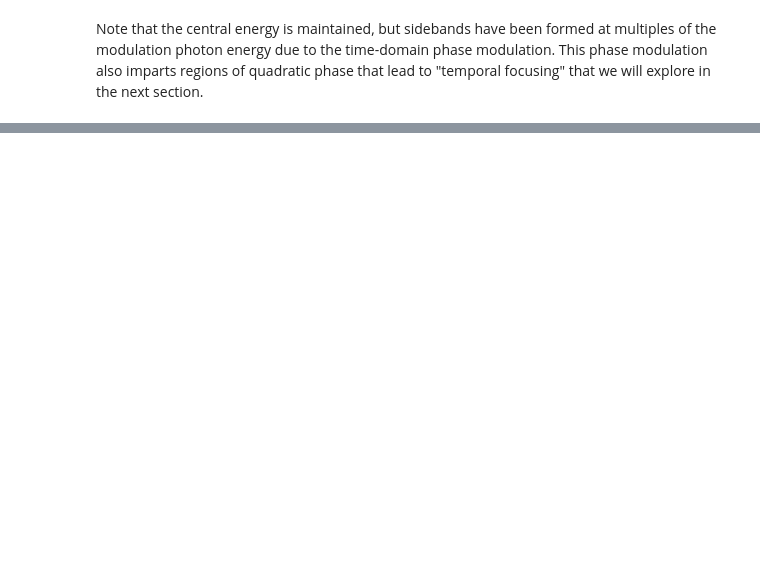
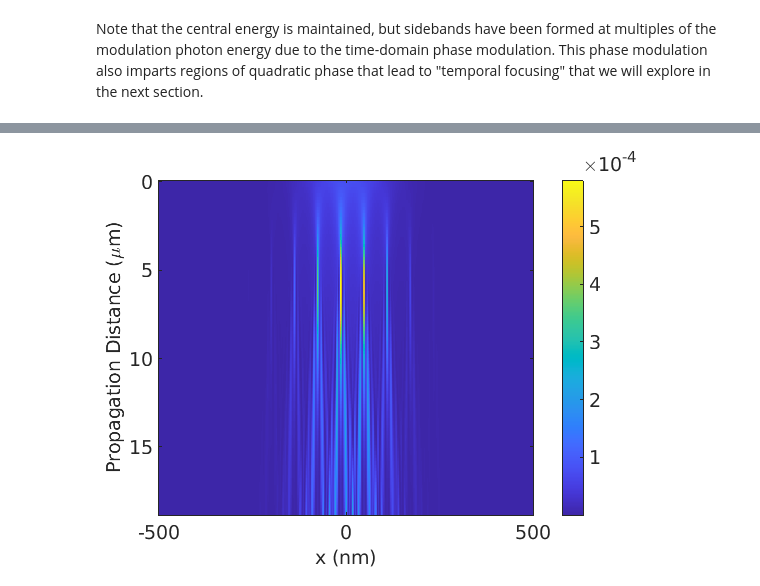
Before and after one commit to qnngroup/electron-phase-modulation, a Jupyter notebook: NOTES-AND-DEMOS/electron-phase-modulation-technical-notes-and-demos.ipynb, the cells around one changed output, grey strips where cells are left out. Saved outputs shown, nothing was run; the diff lists cells and outputs as text; code cells hidden in the pictures; blank space fills up the shorter version.

```diff
--- a/NOTES-AND-DEMOS/electron-phase-modulation-technical-notes-and-demos.ipynb
+++ b/NOTES-AND-DEMOS/electron-phase-modulation-technical-notes-and-demos.ipynb
@@ -112,0 +118,18 @@ Propagation Functions:
+# %%
+%Now propagate to t_prime and output the real-space wavefunction:
+t_prime = linspace(0, 1000, 100);
+
+%Propagate...
+[x_center, x, u_out] = propagate_fixed_time(t_prime, W0, k, a_k);
+
+%Plot output wavefunction u_out:
+figure(2);
+imagesc(x, x_center/1000, abs(u_out).^2);
+set(gca, 'fontsize', 14)
+xlim([-500, 500]);
+shading interp;
+colorbar('fontsize', 14);
+xlabel('x (nm)', 'fontsize', 14);
+ylabel('Propagation Distance (\mum)', 'fontsize', 14);
+# %% [output]
+[figure, added]
```
Also changed, not shown: parts of 26 cells of this notebook, 1 other file.
